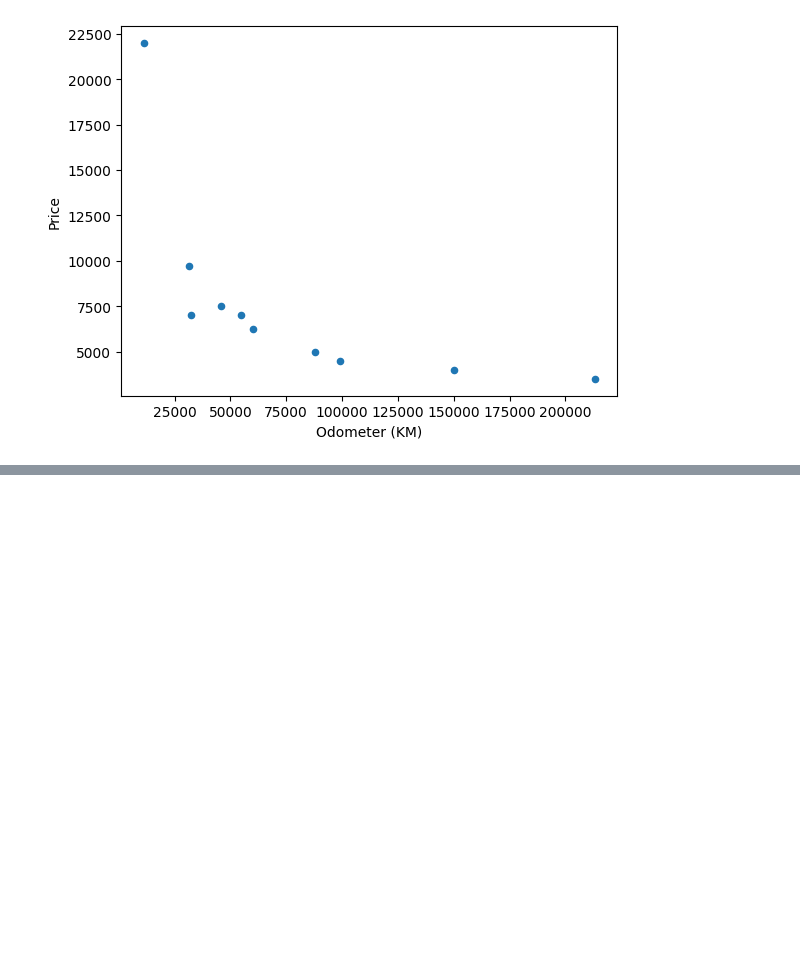
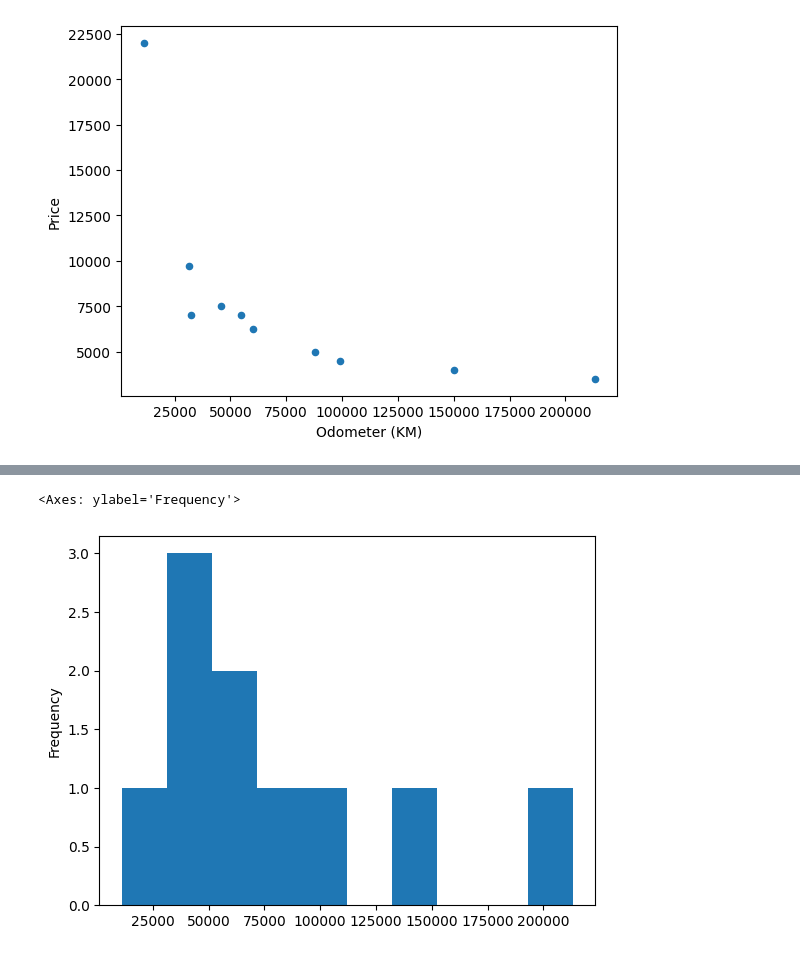
Before and after one commit to Abhishek10351/ai-ml, a Jupyter notebook: matplotlib/plotting-from-pandas.ipynb, the cells around one changed output, grey strips where cells are left out. Saved outputs shown, nothing was run; the diff lists cells and outputs as text; code cells hidden in the pictures; blank space fills up the shorter version.

```diff
--- a/matplotlib/plotting-from-pandas.ipynb
+++ b/matplotlib/plotting-from-pandas.ipynb
@@ -102,0 +130,5 @@ car_data.plot(x="Odometer (KM)", y="Price", kind="scatter")
+# %%
+car_data["Odometer (KM)"].plot( kind="hist", bins=10)
+# %% [output]
+<Axes: ylabel='Frequency'>
+[figure, added]
```
Also changed, not shown: parts of 3 cells of this notebook.
